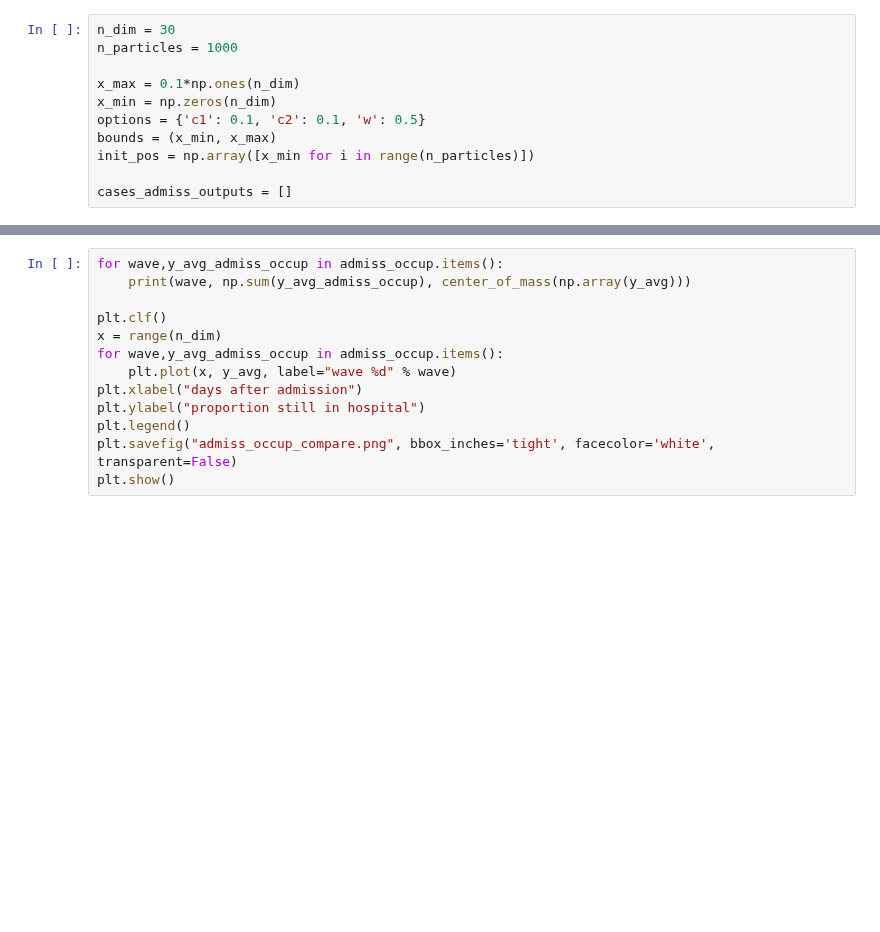
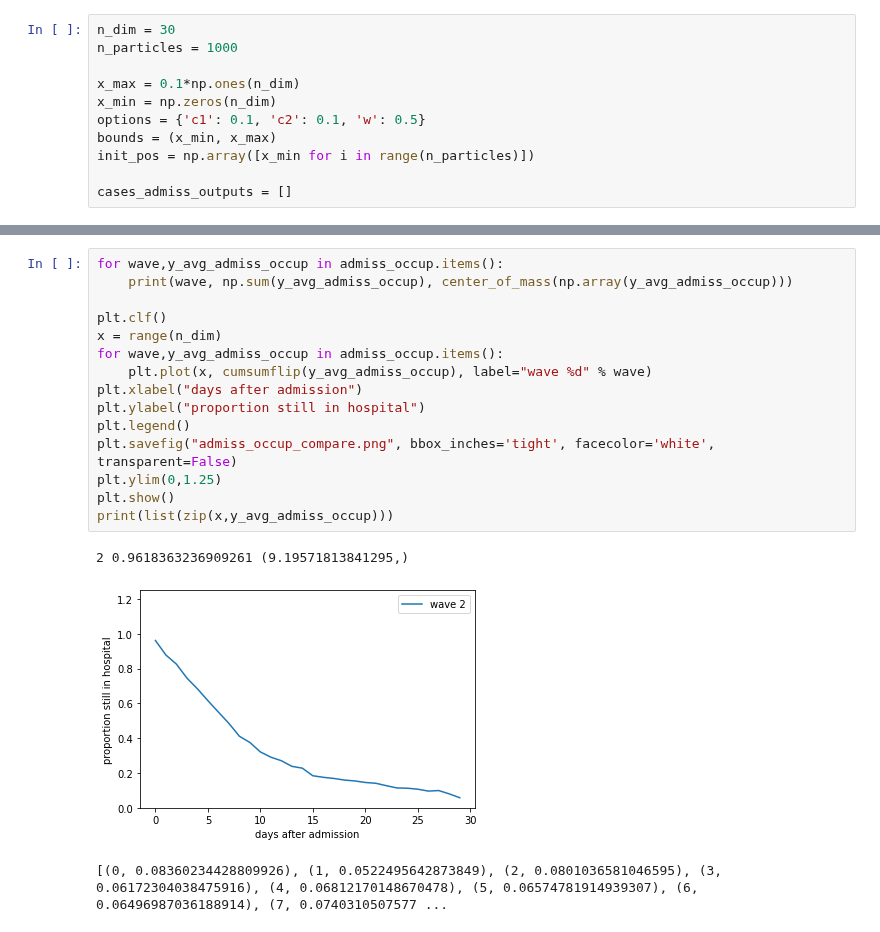
Before and after one commit to nicfreeman1209/covid-19, a Jupyter notebook: conv-estimator/convolution estimator.ipynb, the cells around one changed output, grey strips where cells are left out. Drawn from its saved outputs; the diff is of its cells as text; blank space fills up the shorter version.

```diff
--- a/conv-estimator/convolution estimator.ipynb
+++ b/conv-estimator/convolution estimator.ipynb
@@ -316,13 +349,19 @@ plt.show()
 # %%
 for wave,y_avg_admiss_occup in admiss_occup.items():
-    print(wave, np.sum(y_avg_admiss_occup), center_of_mass(np.array(y_avg)))
+    print(wave, np.sum(y_avg_admiss_occup), center_of_mass(np.array(y_avg_admiss_occup)))
 
 plt.clf()
 x = range(n_dim)
 for wave,y_avg_admiss_occup in admiss_occup.items():
-    plt.plot(x, y_avg, label="wave %d" % wave)
+    plt.plot(x, cumsumflip(y_avg_admiss_occup), label="wave %d" % wave)
 plt.xlabel("days after admission")
 plt.ylabel("proportion still in hospital")
 plt.legend()
 plt.savefig("admiss_occup_compare.png", bbox_inches='tight', facecolor='white', transparent=False)
+plt.ylim(0,1.25)
 plt.show()
+print(list(zip(x,y_avg_admiss_occup)))
+# %% [output]
+2 0.9618363236909261 (9.19571813841295,)
+[figure, added]
+[(0, 0.08360234428809926), (1, 0.0522495642873849), (2, 0.0801036581046595), (3, 0.06172304038475916), (4, 0.06812170148670478), (5, 0.06574781914939307), (6, 0.06496987036188914), (7, 0.0740310507577 ...
```
Also changed, not shown: parts of 12 cells of this notebook, 1 other file.
